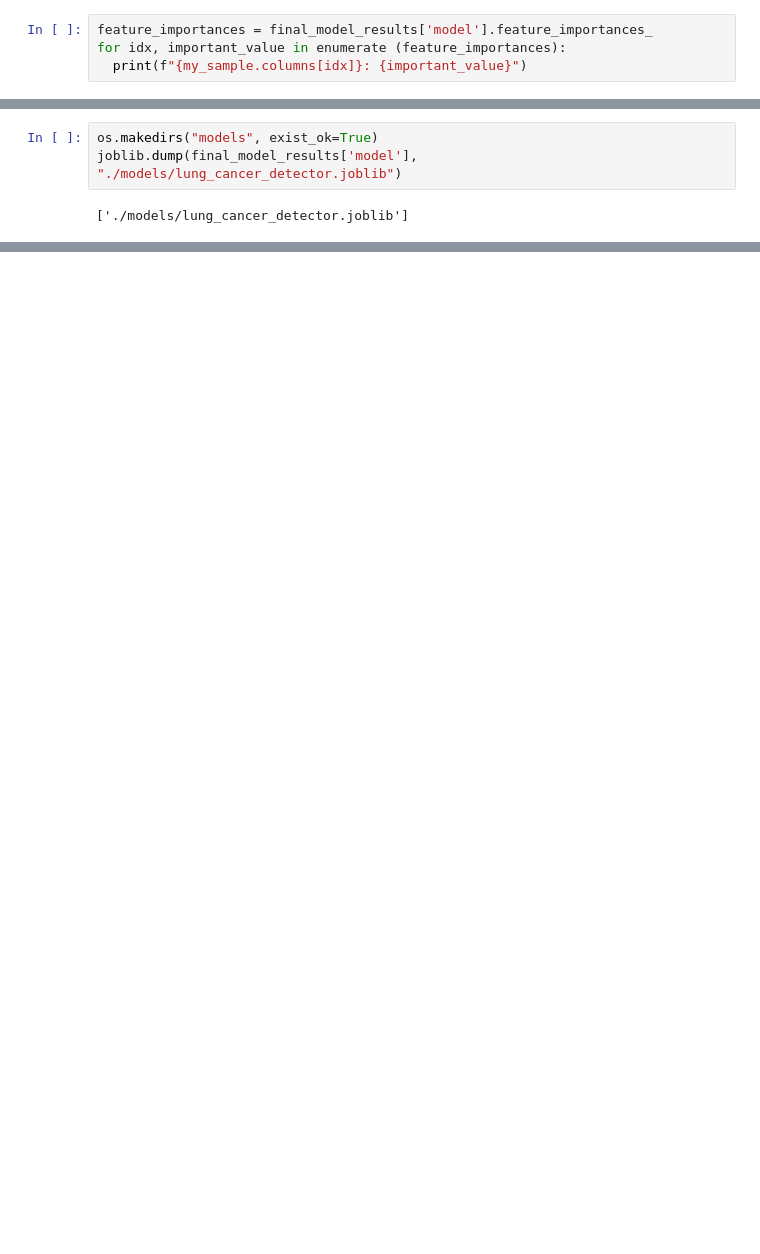
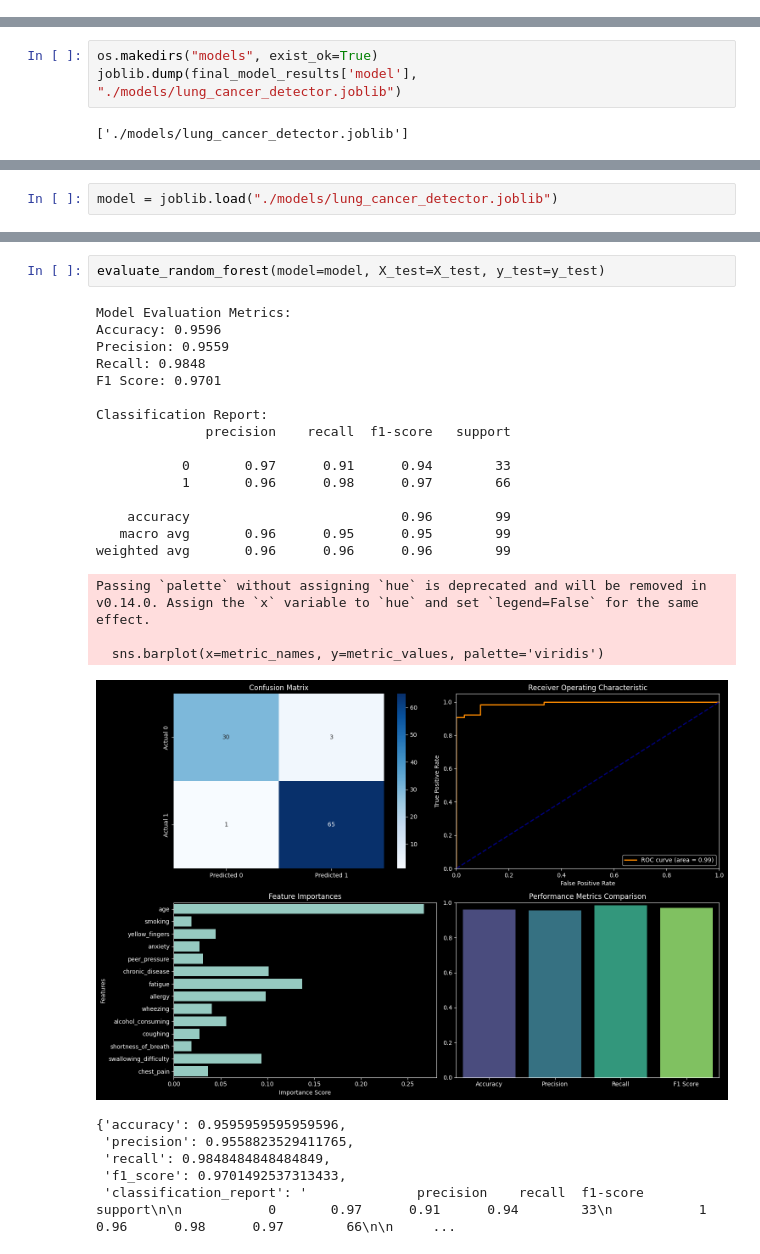
Before and after one commit to crbsdndr/cancer_detection, a Jupyter notebook: lung_cancer_detection.ipynb, the cells around one changed output, grey strips where cells are left out. Drawn from its saved outputs; the diff is of its cells as text; blank space fills up the shorter version.

```diff
--- a/lung_cancer_detection.ipynb
+++ b/lung_cancer_detection.ipynb
@@ -583,4 +598,0 @@ array([0])
-# %%
-feature_importances = final_model_results['model'].feature_importances_
-for idx, important_value in enumerate (feature_importances):
-  print(f"{my_sample.columns[idx]}: {important_value}")
@@ -608,0 +606,2 @@ pip freeze > requirements.txt
+# %%
+model = joblib.load("./models/lung_cancer_detector.joblib")
@@ -608,0 +679,27 @@ pip freeze > requirements.txt
+# %%
+evaluate_random_forest(model=model, X_test=X_test, y_test=y_test)
+# %% [output]
+Model Evaluation Metrics:
+Accuracy: 0.9596
+Precision: 0.9559
+Recall: 0.9848
+F1 Score: 0.9701
+
+Classification Report:
+              precision    recall  f1-score   support
+
+           0       0.97      0.91      0.94        33
+           1       0.96      0.98      0.97        66
+
+    accuracy                           0.96        99
+   macro avg       0.96      0.95      0.95        99
+weighted avg       0.96      0.96      0.96        99
+Passing `palette` without assigning `hue` is deprecated and will be removed in v0.14.0. Assign the `x` variable to `hue` and set `legend=False` for the same effect.
+
+  sns.barplot(x=metric_names, y=metric_values, palette='viridis')
+[figure, added]
+{'accuracy': 0.9595959595959596,
+ 'precision': 0.9558823529411765,
+ 'recall': 0.9848484848484849,
+ 'f1_score': 0.9701492537313433,
+ 'classification_report': '              precision    recall  f1-score   support\n\n           0       0.97      0.91      0.94        33\n           1       0.96      0.98      0.97        66\n\n     ...
```
Also changed, not shown: parts of 12 cells of this notebook, 5 other files.
